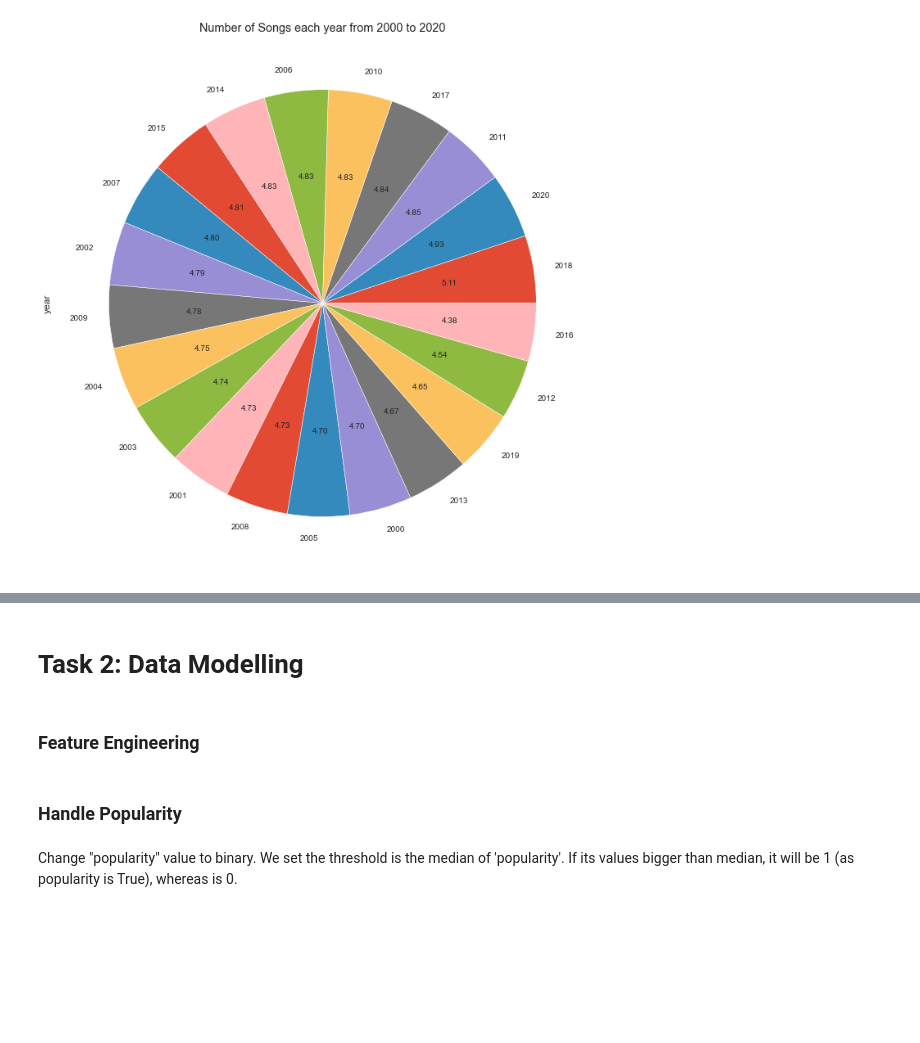
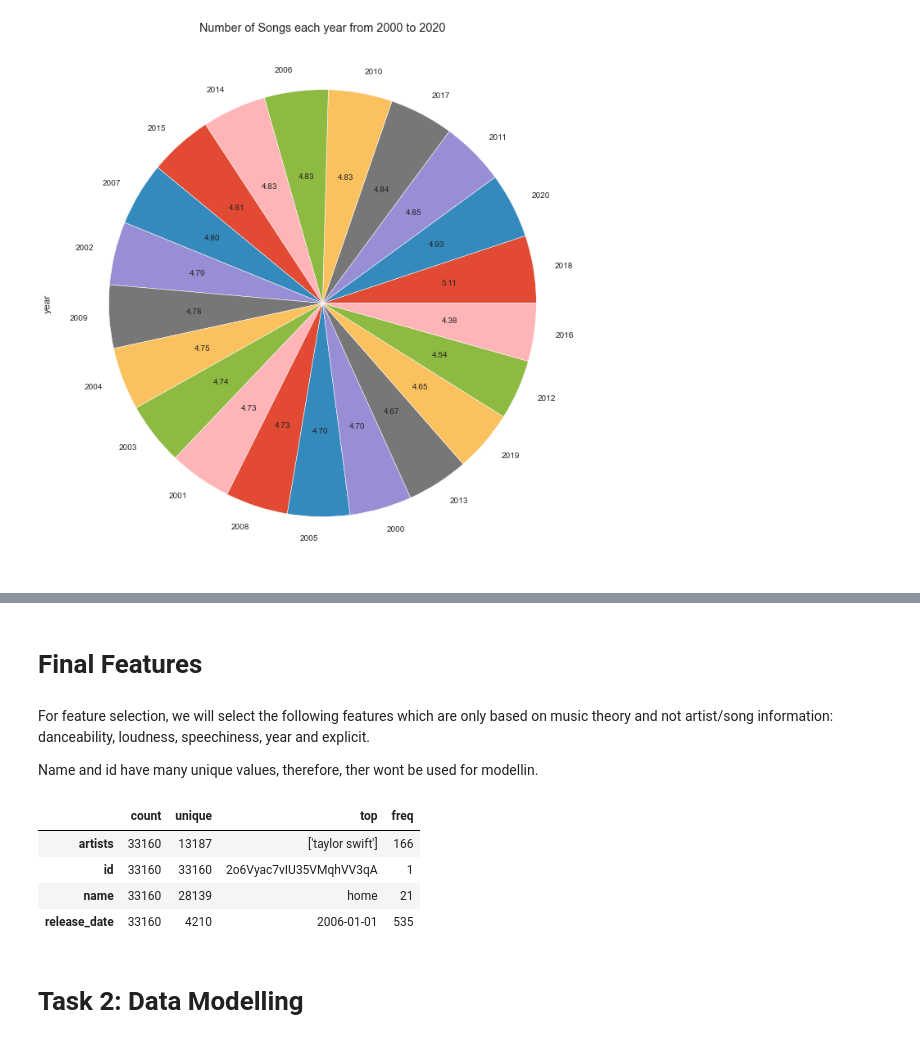
Before and after one commit to quangLinh9038/pds-group-project, a Jupyter notebook: assignment3.ipynb, the cells around one changed output, grey strips where cells are left out. Drawn from its saved outputs; the diff is of its cells as text; code cells hidden in the pictures; blank space fills up the shorter version.

```diff
--- a/assignment3.ipynb
+++ b/assignment3.ipynb
@@ -409,0 +433,3 @@ train.head(10)
+# %%
+train.loc[train['popularity'] < median, 'popularity'] = 0
+train.loc[train['popularity'] >= median, 'popularity'] = 1
@@ -409,0 +445,14 @@ train.head(10)
+# %% [markdown]
+# Final Features
+# %% [markdown]
+For feature selection, we will select the following features which are only based on music theory and not artist/song information: danceability, loudness, speechiness, year and explicit.
+
+Name and id have many unique values, therefore, ther wont be used for modellin.
+# %%
+train.describe(include='object').T
+# %% [output]
+|  | count | unique | top | freq |
+| artists | 33160 | 13187 | ['taylor swift'] | 166 |
+| id | 33160 | 33160 | 2o6Vyac7vIU35VMqhVV3qA | 1 |
+| name | 33160 | 28139 | home | 21 |
+| release_date | 33160 | 4210 | 2006-01-01 | 535 |
@@ -410,8 +461,2 @@ train.head(10)
 # %% [markdown]
 # Task 2: Data Modelling
-# %% [markdown]
-### Feature Engineering
-# %% [markdown]
-### Handle Popularity
-# %% [markdown]
-Change "popularity" value to binary. We set the threshold is the median of 'popularity'. If its values bigger than median, it will be 1 (as popularity is True), whereas is 0.
```
Also changed, not shown: parts of 130 cells of this notebook, 10 other files.
